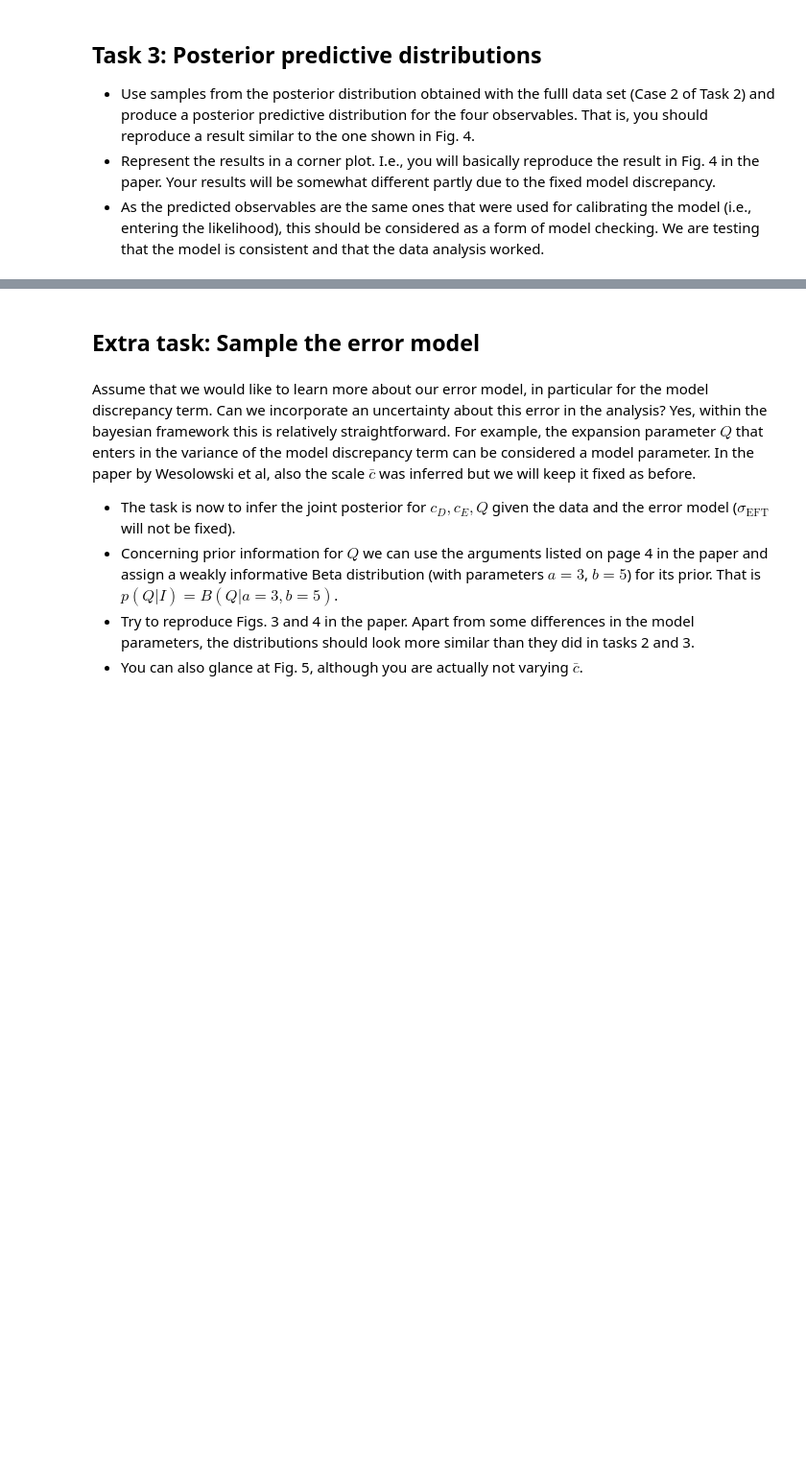
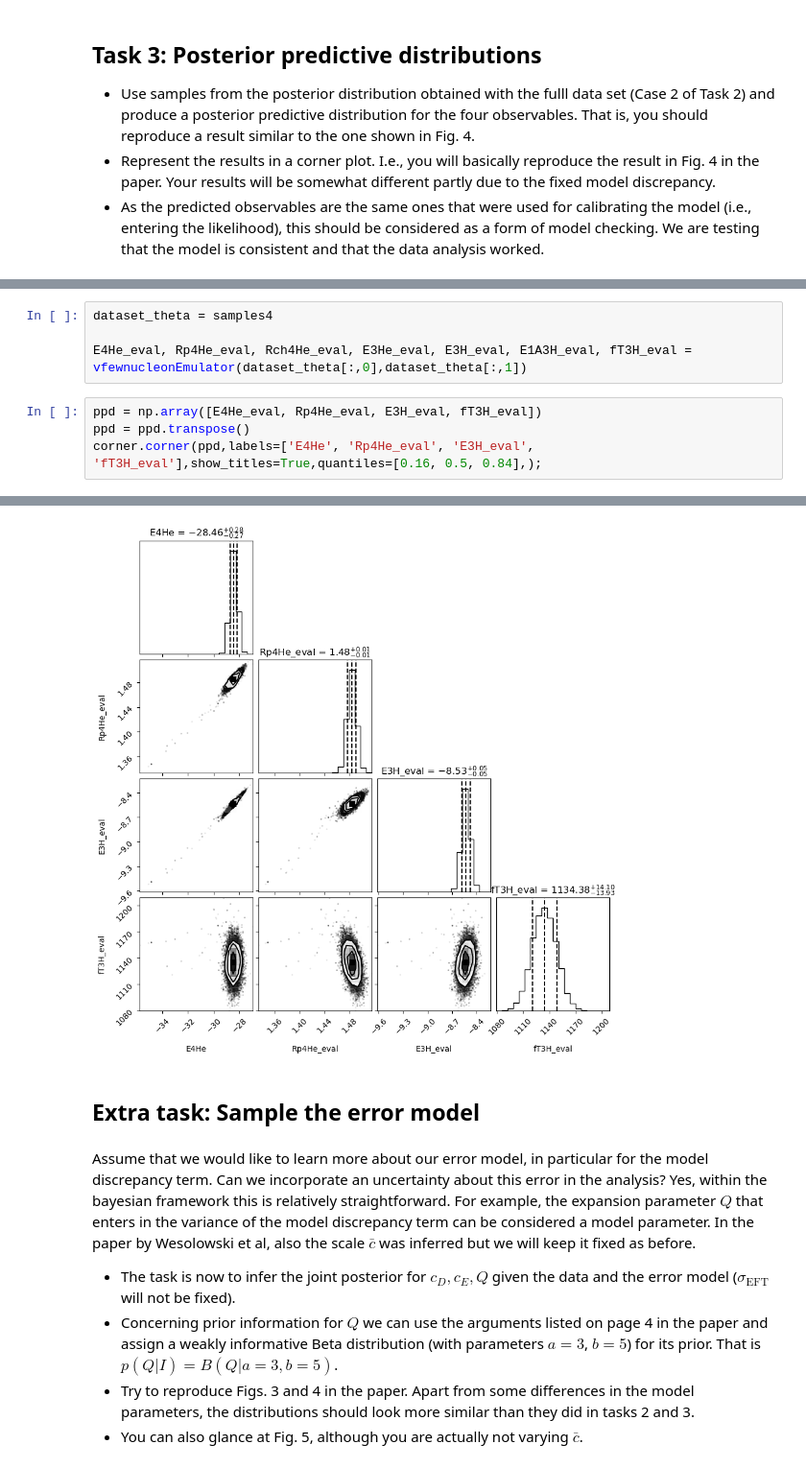
Before and after one commit to wonder-coconut/tif285_project, a Jupyter notebook: TIF285_Project1.ipynb, the cells around one changed output, grey strips where cells are left out. Shown at 96% size. Cells and saved outputs as stored; diff of their text form; blank space fills up the shorter version.

```diff
--- a/TIF285_Project1.ipynb
+++ b/TIF285_Project1.ipynb
@@ -375,0 +417,9 @@ corner.corner(samples4,labels=["cD", "cE"],show_titles=True,quantiles=[0.16, 0.5
+# %%
+dataset_theta = samples4
+
+E4He_eval, Rp4He_eval, Rch4He_eval, E3He_eval, E3H_eval, E1A3H_eval, fT3H_eval = vfewnucleonEmulator(dataset_theta[:,0],dataset_theta[:,1])
+# %%
+ppd = np.array([E4He_eval, Rp4He_eval, E3H_eval, fT3H_eval])
+ppd = ppd.transpose()
+corner.corner(ppd,labels=['E4He', 'Rp4He_eval', 'E3H_eval', 'fT3H_eval'],show_titles=True,quantiles=[0.16, 0.5, 0.84],);
+# %% [output]
@@ -376,3 +429,4 @@ corner.corner(samples4,labels=["cD", "cE"],show_titles=True,quantiles=[0.16, 0.5
+[figure, added]
 # %% [markdown]
 ## Extra task: Sample the error model
 # %% [markdown]
```
Also changed, not shown: parts of 4 cells of this notebook.
